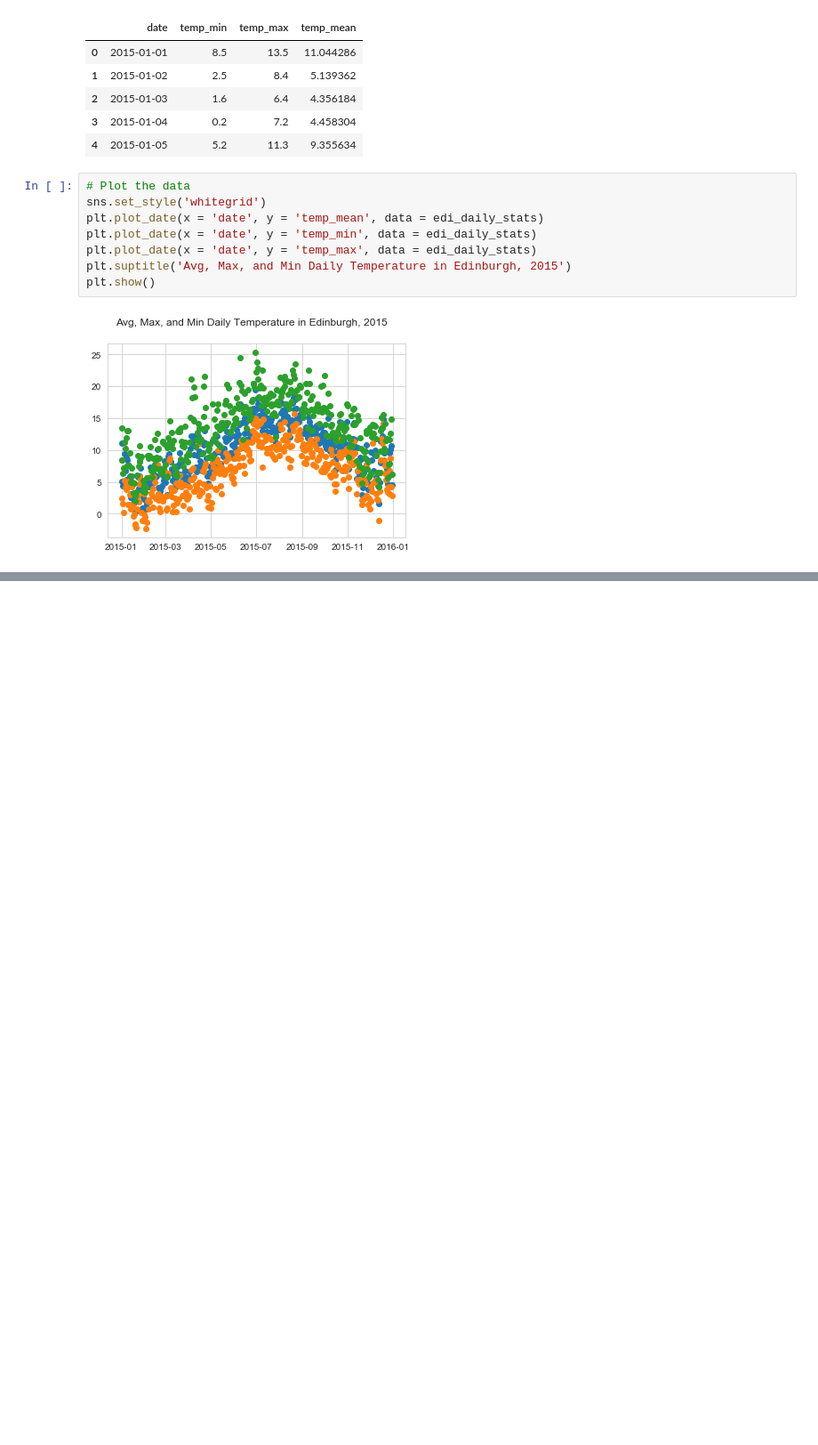
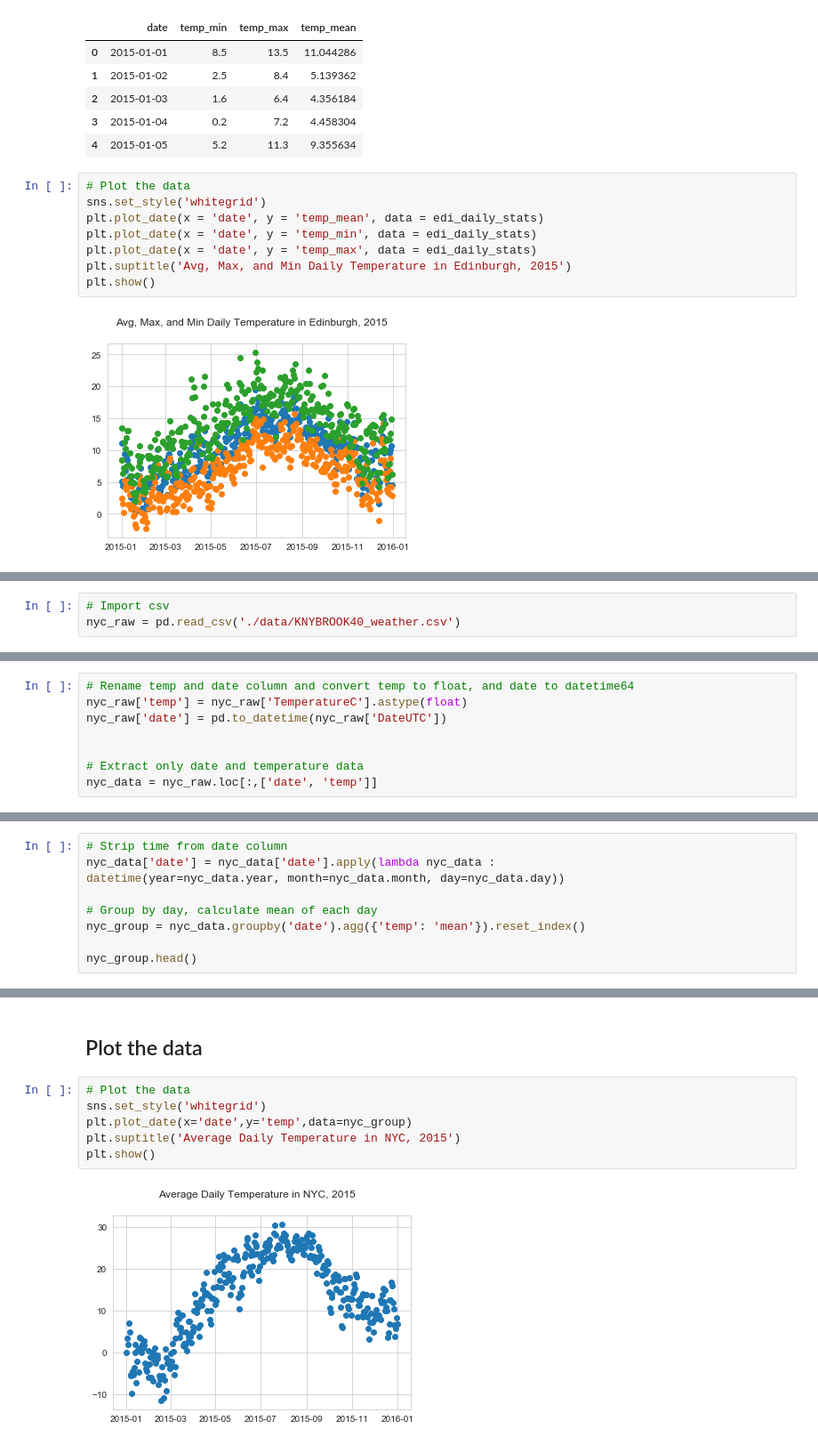
Before and after one commit to a-epstein/temp_converter, a Jupyter notebook: weather_analysis.ipynb, the cells around one changed output, grey strips where cells are left out. Shown: that part at 89% size. Drawn from its saved outputs; the diff is of its cells as text; blank space fills up the shorter version.

```diff
--- a/weather_analysis.ipynb
+++ b/weather_analysis.ipynb
@@ -235,0 +240,3 @@ plt.show()
+# %%
+# Import csv
+nyc_raw = pd.read_csv('./data/KNYBROOK40_weather.csv')
@@ -235,0 +255,8 @@ plt.show()
+# %%
+# Rename temp and date column and convert temp to float, and date to datetime64
+nyc_raw['temp'] = nyc_raw['TemperatureC'].astype(float)
+nyc_raw['date'] = pd.to_datetime(nyc_raw['DateUTC'])
+
+
+# Extract only date and temperature data
+nyc_data = nyc_raw.loc[:,['date', 'temp']]
@@ -235,0 +291,9 @@ plt.show()
+# %%
+# Strip time from date column
+nyc_data['date'] = nyc_data['date'].apply(lambda nyc_data :
+datetime(year=nyc_data.year, month=nyc_data.month, day=nyc_data.day))
+
+# Group by day, calculate mean of each day
+nyc_group = nyc_data.groupby('date').agg({'temp': 'mean'}).reset_index()
+
+nyc_group.head()
@@ -235,0 +307,10 @@ plt.show()
+# %% [markdown]
+## Plot the data
+# %%
+# Plot the data
+sns.set_style('whitegrid')
+plt.plot_date(x='date',y='temp',data=nyc_group)
+plt.suptitle('Average Daily Temperature in NYC, 2015')
+plt.show()
+# %% [output]
+[figure, added]
```
Also changed, not shown: parts of 11 cells of this notebook, 1 other file.
